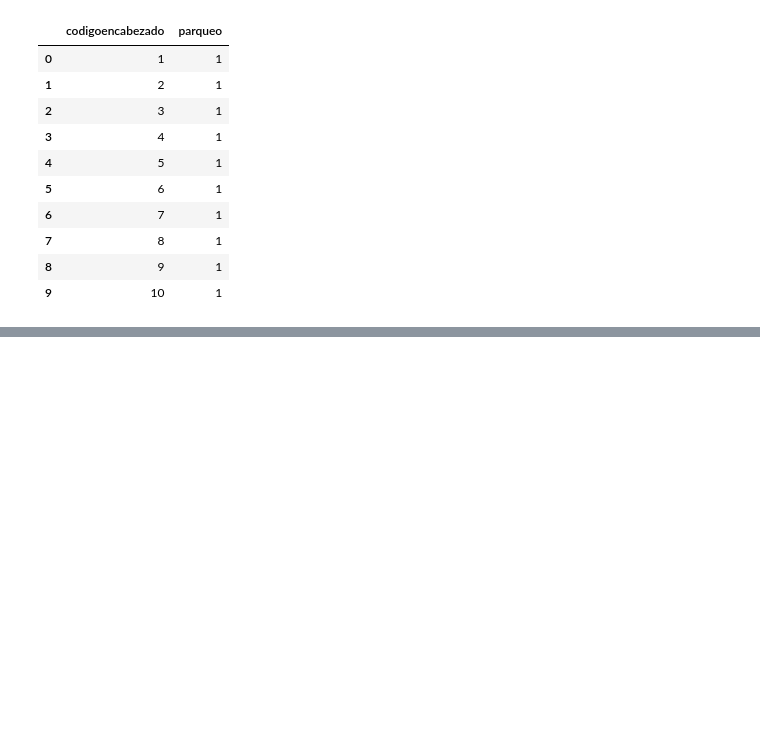
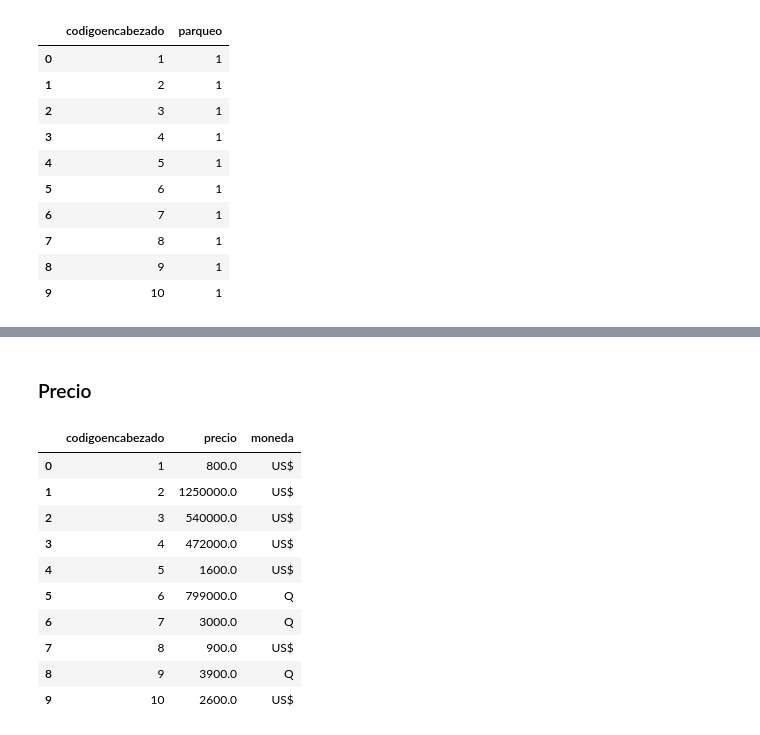
Before and after one commit to yadderace/ScrappingProject, a Jupyter notebook: Notebooks/Data Wrangling.ipynb, the cells around one changed output, grey strips where cells are left out. Cells and saved outputs as stored; diff of their text form; code cells hidden in the pictures; blank space fills up the shorter version.

Commit message:
Se agrega seccion para precio

```diff
--- a/Notebooks/Data Wrangling.ipynb
+++ b/Notebooks/Data Wrangling.ipynb
@@ -403,0 +437,42 @@ dfDetalleParqueo.head(10)
+# %% [markdown]
+### Precio
+# %%
+# Obtenemos solo registros con NombreCampo == "Piso"
+dfDetallePrecio = dfDetalleRegistros.loc[dfDetalleRegistros["nombrecampo"] == "Precio",
+                                        ["codigoencabezado", "nombrecampo", "valorcampo"]]
+
+# Reseteamos valores de indices.
+dfDetallePrecio.reset_index(drop = True, inplace = True)
+
+# Eliminamos la columna NombreCampo
+dfDetallePrecio.drop(columns = ['nombrecampo'], inplace = True)
+
+# Renombramos la columna ValorCampo con precio
+dfDetallePrecio.rename(columns={'valorcampo': 'precio'}, inplace = True)
+
+# Separamos por espacio para poder tener una lista con el tipo de moneda y el precio en cada registro
+dfDetallePrecio['precio'] = [strPrecio.split() for strPrecio in dfDetallePrecio['precio']]
+
+# Creamos un campo de moneda
+dfDetallePrecio['moneda'] = [precio[0] for precio in dfDetallePrecio['precio']]
+
+# Eliminamos las comas del precio
+dfDetallePrecio['precio'] = [re.sub(',', '', str(precio[1])) for precio in dfDetallePrecio['precio']]
+
+# Cambiamos el tipo de dato
+dfDetallePrecio = dfDetallePrecio.astype({'precio': float})
+
+# Mostramos como querdaron los datos
+dfDetallePrecio.head(10)
+# %% [output]
+|  | codigoencabezado | precio | moneda |
+| 0 | 1 | 800.0 | US$ |
+| 1 | 2 | 1250000.0 | US$ |
+| 2 | 3 | 540000.0 | US$ |
+| 3 | 4 | 472000.0 | US$ |
+| 4 | 5 | 1600.0 | US$ |
+| 5 | 6 | 799000.0 | Q |
+| 6 | 7 | 3000.0 | Q |
+| 7 | 8 | 900.0 | US$ |
+| 8 | 9 | 3900.0 | Q |
+| 9 | 10 | 2600.0 | US$ |
```
Also changed, not shown: parts of 3 cells of this notebook.
